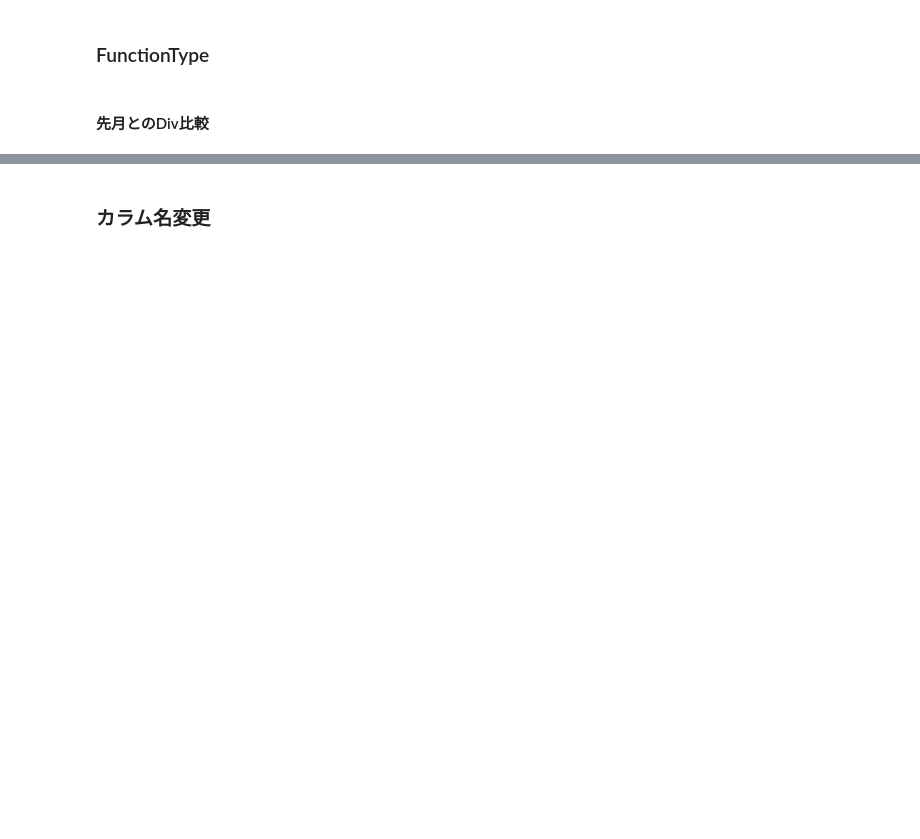
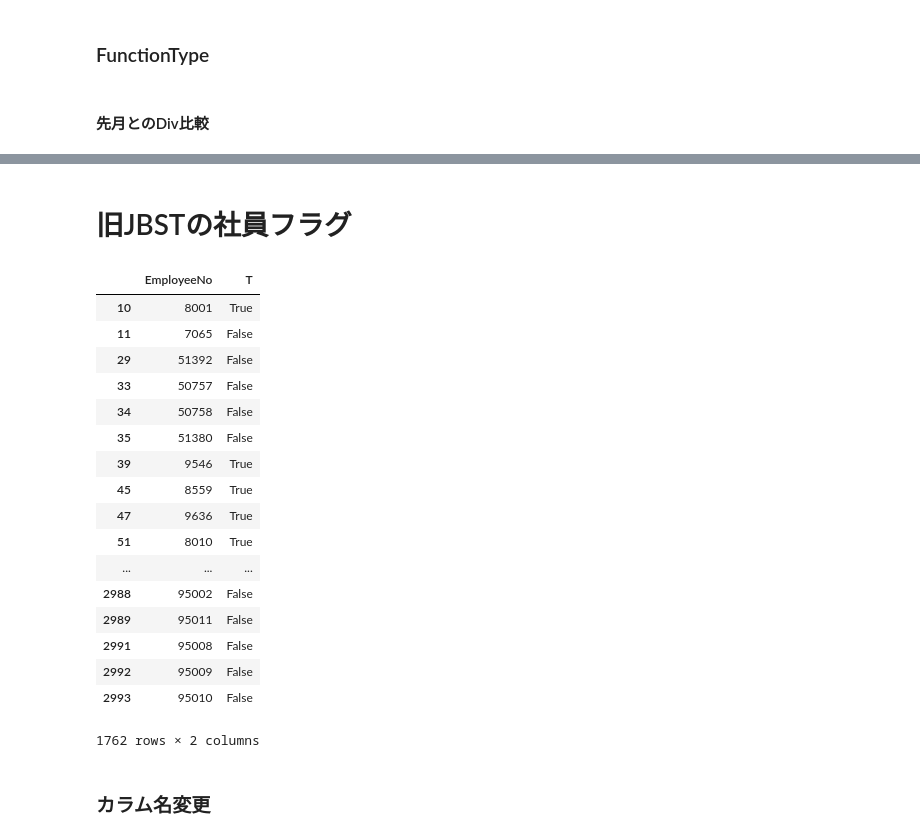
Before and after one commit to tharada1113/wpa-data_processing, a Jupyter notebook: notebooks/WpA用組織データ加工_201907用(技術版).ipynb, the cells around one changed output, grey strips where cells are left out. Saved outputs shown, nothing was run; the diff lists cells and outputs as text; code cells hidden in the pictures; blank space fills up the shorter version.

```diff
--- a/notebooks/WpA用組織データ加工_201907用(技術版).ipynb
+++ b/notebooks/WpA用組織データ加工_201907用(技術版).ipynb
@@ -630,0 +720,2 @@ itsDF[itsDF['FunctionType'].isnull()]
+# %% [markdown]
+# 旧JBSTの社員フラグ
@@ -631,3 +726,24 @@ itsDF[itsDF['FunctionType'].isnull()]
+# %%
+itsDF.loc[itsDF['EmployeeNo'] > 7000, ['EmployeeNo', 'T']]
+# %% [output]
+|  | EmployeeNo | T |
+| 10 | 8001 | True |
+| 11 | 7065 | False |
+| 29 | 51392 | False |
+| 33 | 50757 | False |
+| 34 | 50758 | False |
+| 35 | 51380 | False |
+| 39 | 9546 | True |
+| 45 | 8559 | True |
+| 47 | 9636 | True |
+| 51 | 8010 | True |
+| ... | ... | ... |
+| 2988 | 95002 | False |
+| 2989 | 95011 | False |
+| 2991 | 95008 | False |
+| 2992 | 95009 | False |
+| 2993 | 95010 | False |
+1762 rows × 2 columns
 # %% [markdown]
 ### カラム名変更
 # %%
```
Also changed, not shown: parts of 91 cells of this notebook, 1 other file.
